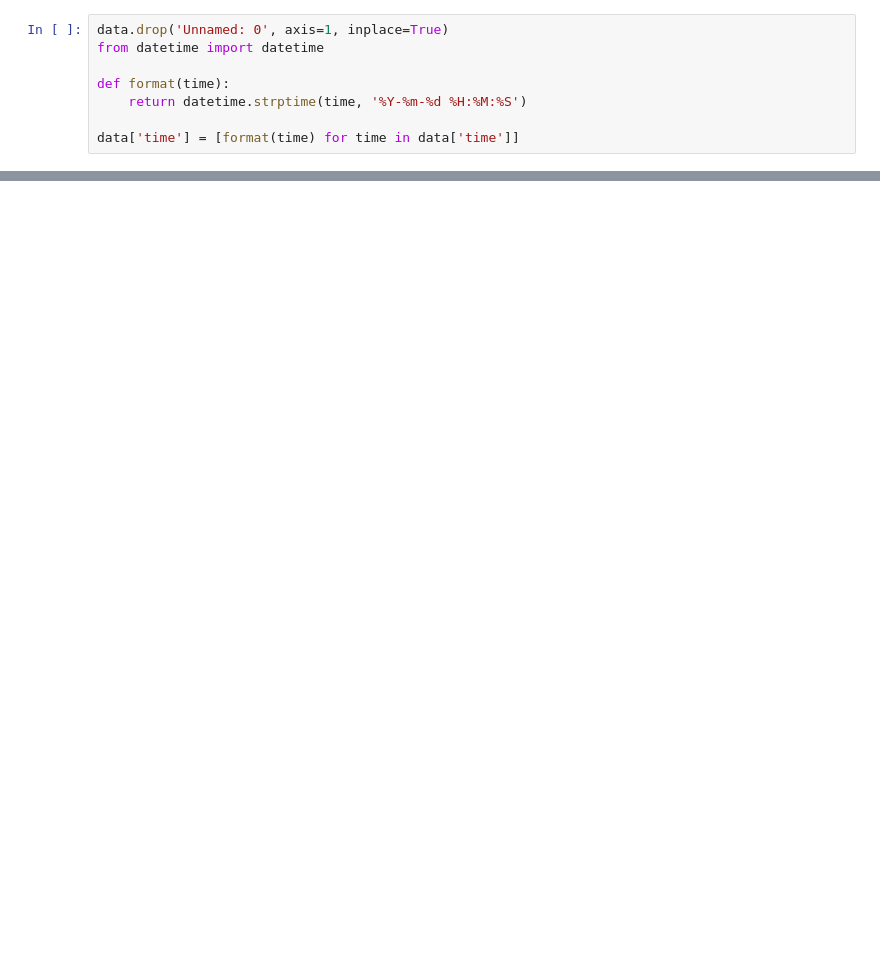
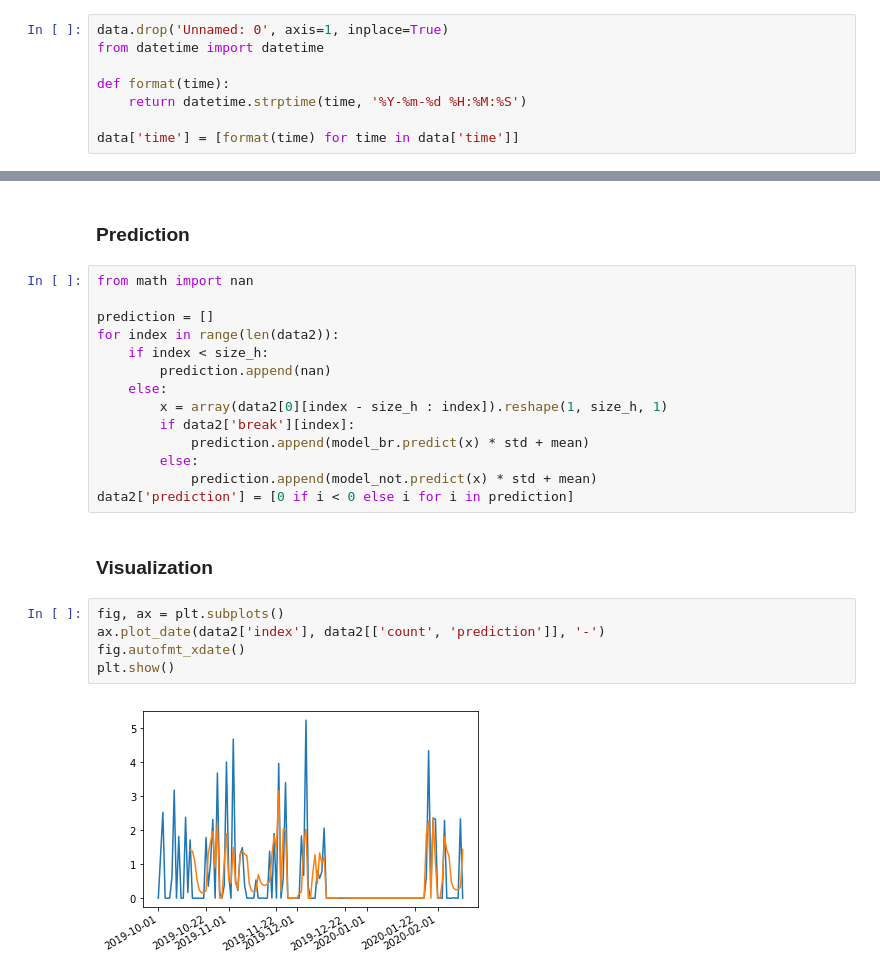
Before and after one commit to WyattMeehan/M3, a Jupyter notebook: src/DataAnalysis/monitor.ipynb, the cells around one changed output, grey strips where cells are left out. Saved outputs shown, nothing was run; the diff lists cells and outputs as text; blank space fills up the shorter version.

```diff
--- a/src/DataAnalysis/monitor.ipynb
+++ b/src/DataAnalysis/monitor.ipynb
@@ -47,0 +276,25 @@ plt.savefig('Anjali2.jpg', dpi=1200, bbox_inches = 'tight')
+# %% [markdown]
+### Prediction
+# %%
+from math import nan
+
+prediction = []
+for index in range(len(data2)):
+    if index < size_h:
+        prediction.append(nan)
+    else:
+        x = array(data2[0][index - size_h : index]).reshape(1, size_h, 1)
+        if data2['break'][index]:
+            prediction.append(model_br.predict(x) * std + mean)
+        else:
+            prediction.append(model_not.predict(x) * std + mean)
+data2['prediction'] = [0 if i < 0 else i for i in prediction]
+# %% [markdown]
+### Visualization
+# %%
+fig, ax = plt.subplots()
+ax.plot_date(data2['index'], data2[['count', 'prediction']], '-')
+fig.autofmt_xdate()
+plt.show()
+# %% [output]
+[figure, added]
```
Also changed, not shown: parts of 46 cells of this notebook, 1 other file.
